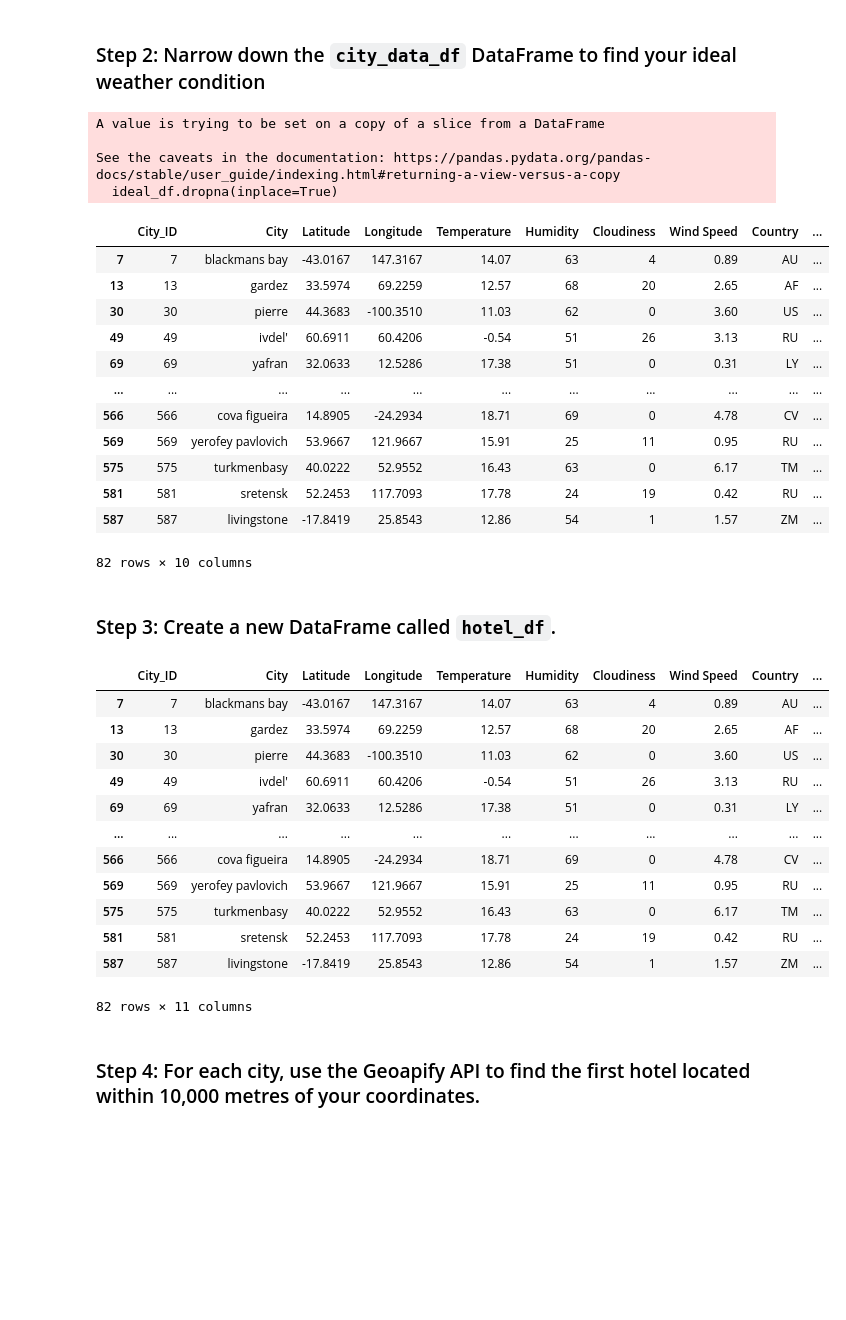
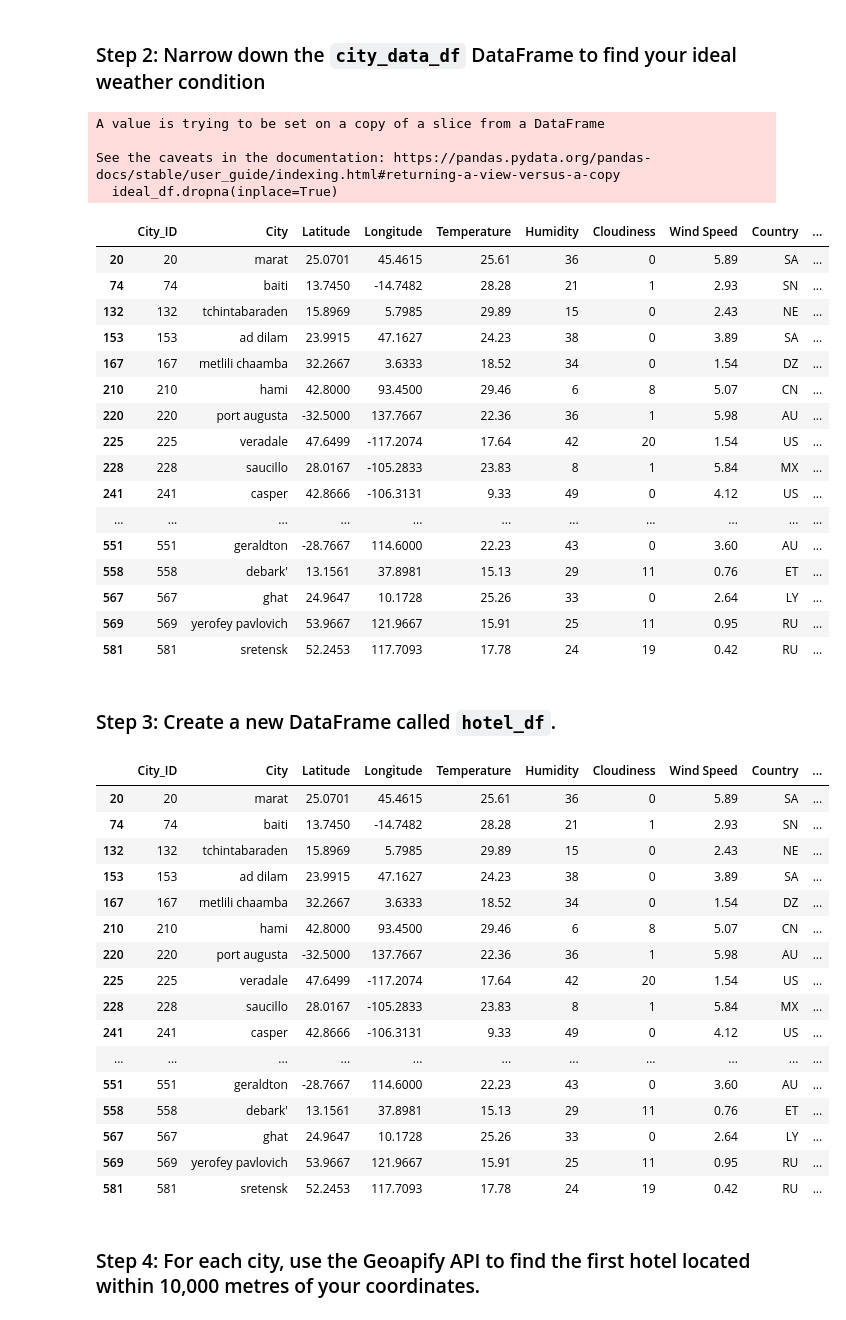
Before and after one commit to reikanger/weatherpy-vacationpy, a Jupyter notebook: VacationPy/VacationPy.ipynb, the cells around one changed output. Cells and saved outputs as stored; diff of their text form; code cells hidden in the pictures; blank space fills up the shorter version.

```diff
--- a/VacationPy/VacationPy.ipynb
+++ b/VacationPy/VacationPy.ipynb
@@ -62,34 +66,38 @@ map_plot_1
 # %%
 # Narrow down cities that fit criteria and drop any results with null values
 ideal_df = city_data_df[
-    (city_data_df['Temperature'] <= 25) &
-    (city_data_df['Humidity'] <= 70) &
-    (city_data_df['Cloudiness'] <= 50)
+    (city_data_df['Temperature'] <= 30) &
+    (city_data_df['Humidity'] <= 50) &
+    (city_data_df['Cloudiness'] <= 30)
 ]
 
 # Drop any rows with null values
 ideal_df.dropna(inplace=True)
 
 # Display sample data
 ideal_df
 # %% [output]
 A value is trying to be set on a copy of a slice from a DataFrame
 
 See the caveats in the documentation: https://pandas.pydata.org/pandas-docs/stable/user_guide/indexing.html#returning-a-view-versus-a-copy
   ideal_df.dropna(inplace=True)
 |  | City_ID | City | Latitude | Longitude | Temperature | Humidity | Cloudiness | Wind Speed | Country | ... |
-| 7 | 7 | blackmans bay | -43.0167 | 147.3167 | 14.07 | 63 | 4 | 0.89 | AU | ... |
-| 13 | 13 | gardez | 33.5974 | 69.2259 | 12.57 | 68 | 20 | 2.65 | AF | ... |
-| 30 | 30 | pierre | 44.3683 | -100.3510 | 11.03 | 62 | 0 | 3.60 | US | ... |
-| 49 | 49 | ivdel' | 60.6911 | 60.4206 | -0.54 | 51 | 26 | 3.13 | RU | ... |
-| 69 | 69 | yafran | 32.0633 | 12.5286 | 17.38 | 51 | 0 | 0.31 | LY | ... |
+| 20 | 20 | marat | 25.0701 | 45.4615 | 25.61 | 36 | 0 | 5.89 | SA | ... |
+| 74 | 74 | baiti | 13.7450 | -14.7482 | 28.28 | 21 | 1 | 2.93 | SN | ... |
+| 132 | 132 | tchintabaraden | 15.8969 | 5.7985 | 29.89 | 15 | 0 | 2.43 | NE | ... |
+| 153 | 153 | ad dilam | 23.9915 | 47.1627 | 24.23 | 38 | 0 | 3.89 | SA | ... |
+| 167 | 167 | metlili chaamba | 32.2667 | 3.6333 | 18.52 | 34 | 0 | 1.54 | DZ | ... |
+| 210 | 210 | hami | 42.8000 | 93.4500 | 29.46 | 6 | 8 | 5.07 | CN | ... |
+| 220 | 220 | port augusta | -32.5000 | 137.7667 | 22.36 | 36 | 1 | 5.98 | AU | ... |
+| 225 | 225 | veradale | 47.6499 | -117.2074 | 17.64 | 42 | 20 | 1.54 | US | ... |
+| 228 | 228 | saucillo | 28.0167 | -105.2833 | 23.83 | 8 | 1 | 5.84 | MX | ... |
+| 241 | 241 | casper | 42.8666 | -106.3131 | 9.33 | 49 | 0 | 4.12 | US | ... |
 | ... | ... | ... | ... | ... | ... | ... | ... | ... | ... | ... |
-| 566 | 566 | cova figueira | 14.8905 | -24.2934 | 18.71 | 69 | 0 | 4.78 | CV | ... |
+| 551 | 551 | geraldton | -28.7667 | 114.6000 | 22.23 | 43 | 0 | 3.60 | AU | ... |
+| 558 | 558 | debark' | 13.1561 | 37.8981 | 15.13 | 29 | 11 | 0.76 | ET | ... |
+| 567 | 567 | ghat | 24.9647 | 10.1728 | 25.26 | 33 | 0 | 2.64 | LY | ... |
 | 569 | 569 | yerofey pavlovich | 53.9667 | 121.9667 | 15.91 | 25 | 11 | 0.95 | RU | ... |
-| 575 | 575 | turkmenbasy | 40.0222 | 52.9552 | 16.43 | 63 | 0 | 6.17 | TM | ... |
 | 581 | 581 | sretensk | 52.2453 | 117.7093 | 17.78 | 24 | 19 | 0.42 | RU | ... |
-| 587 | 587 | livingstone | -17.8419 | 25.8543 | 12.86 | 54 | 1 | 1.57 | ZM | ... |
-82 rows × 10 columns
 # %% [markdown]
 ### Step 3: Create a new DataFrame called `hotel_df`.
 # %%
@@ -103,18 +111,22 @@ hotel_df['Hotel Name'] = pd.Series(dtype='str')
 hotel_df
 # %% [output]
 |  | City_ID | City | Latitude | Longitude | Temperature | Humidity | Cloudiness | Wind Speed | Country | ... |
-| 7 | 7 | blackmans bay | -43.0167 | 147.3167 | 14.07 | 63 | 4 | 0.89 | AU | ... |
-| 13 | 13 | gardez | 33.5974 | 69.2259 | 12.57 | 68 | 20 | 2.65 | AF | ... |
-| 30 | 30 | pierre | 44.3683 | -100.3510 | 11.03 | 62 | 0 | 3.60 | US | ... |
-| 49 | 49 | ivdel' | 60.6911 | 60.4206 | -0.54 | 51 | 26 | 3.13 | RU | ... |
-| 69 | 69 | yafran | 32.0633 | 12.5286 | 17.38 | 51 | 0 | 0.31 | LY | ... |
+| 20 | 20 | marat | 25.0701 | 45.4615 | 25.61 | 36 | 0 | 5.89 | SA | ... |
+| 74 | 74 | baiti | 13.7450 | -14.7482 | 28.28 | 21 | 1 | 2.93 | SN | ... |
+| 132 | 132 | tchintabaraden | 15.8969 | 5.7985 | 29.89 | 15 | 0 | 2.43 | NE | ... |
+| 153 | 153 | ad dilam | 23.9915 | 47.1627 | 24.23 | 38 | 0 | 3.89 | SA | ... |
+| 167 | 167 | metlili chaamba | 32.2667 | 3.6333 | 18.52 | 34 | 0 | 1.54 | DZ | ... |
+| 210 | 210 | hami | 42.8000 | 93.4500 | 29.46 | 6 | 8 | 5.07 | CN | ... |
+| 220 | 220 | port augusta | -32.5000 | 137.7667 | 22.36 | 36 | 1 | 5.98 | AU | ... |
+| 225 | 225 | veradale | 47.6499 | -117.2074 | 17.64 | 42 | 20 | 1.54 | US | ... |
+| 228 | 228 | saucillo | 28.0167 | -105.2833 | 23.83 | 8 | 1 | 5.84 | MX | ... |
+| 241 | 241 | casper | 42.8666 | -106.3131 | 9.33 | 49 | 0 | 4.12 | US | ... |
 | ... | ... | ... | ... | ... | ... | ... | ... | ... | ... | ... |
-| 566 | 566 | cova figueira | 14.8905 | -24.2934 | 18.71 | 69 | 0 | 4.78 | CV | ... |
+| 551 | 551 | geraldton | -28.7667 | 114.6000 | 22.23 | 43 | 0 | 3.60 | AU | ... |
+| 558 | 558 | debark' | 13.1561 | 37.8981 | 15.13 | 29 | 11 | 0.76 | ET | ... |
+| 567 | 567 | ghat | 24.9647 | 10.1728 | 25.26 | 33 | 0 | 2.64 | LY | ... |
 | 569 | 569 | yerofey pavlovich | 53.9667 | 121.9667 | 15.91 | 25 | 11 | 0.95 | RU | ... |
-| 575 | 575 | turkmenbasy | 40.0222 | 52.9552 | 16.43 | 63 | 0 | 6.17 | TM | ... |
 | 581 | 581 | sretensk | 52.2453 | 117.7093 | 17.78 | 24 | 19 | 0.42 | RU | ... |
-| 587 | 587 | livingstone | -17.8419 | 25.8543 | 12.86 | 54 | 1 | 1.57 | ZM | ... |
-82 rows × 11 columns
 # %% [markdown]
 ### Step 4: For each city, use the Geoapify API to find the first hotel located within 10,000 metres of your coordinates.
 # %%
```
Also changed, not shown: parts of 3 cells of this notebook.
